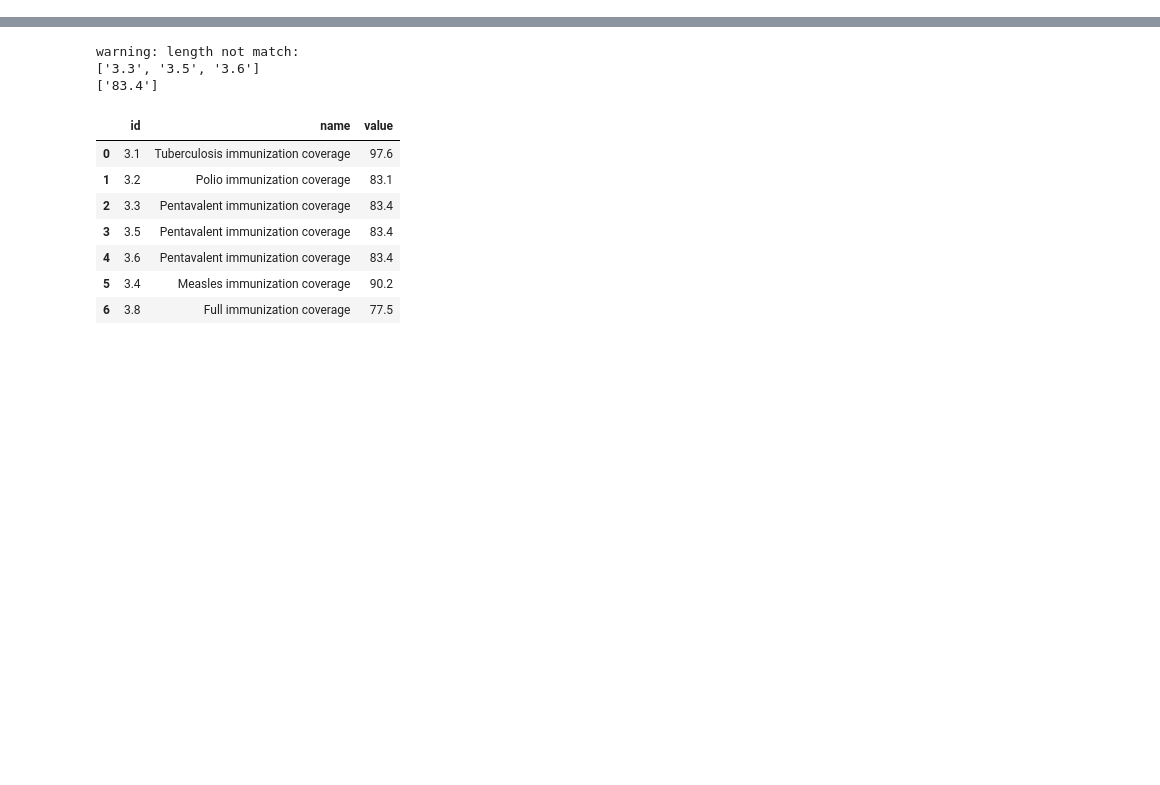
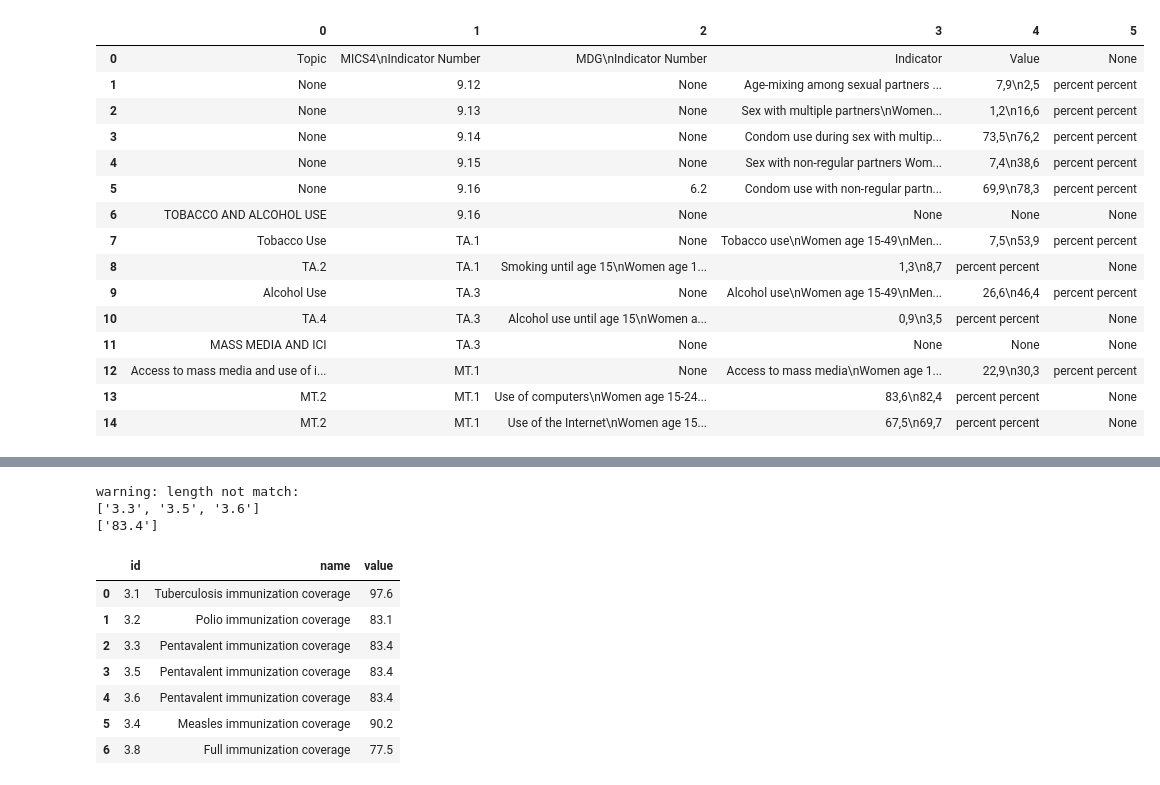
Before and after one commit to semio/ddf--uniche--mics, a Jupyter notebook: etl/notebooks/clean up html.ipynb, the cells around one changed output, grey strips where cells are left out. Saved outputs shown, nothing was run; the diff lists cells and outputs as text; code cells hidden in the pictures; blank space fills up the shorter version.

```diff
--- a/etl/notebooks/clean up html.ipynb
+++ b/etl/notebooks/clean up html.ipynb
@@ -35,0 +345,18 @@ pd.read_html(tables_bs[np.random.randint(0, 168)].prettify(), thousands='')[0]
+# %%
+def fill_column_2010(df):
+    num_re = re.compile('^([0-9\.\,]+)([^\-a-zA-Z]*)$')
+    id_re = re.compile('^[1-9]+|^TA|^ТА|^SW|^MТ|^MT')
+
+    for i, r in df.iterrows():
+        if r[0] and id_re.match(r[0]):
+            df.ix[i] = r.shift(1)
+        if r[1] and num_re.match(r[1]):
+            r[0] = None
+            while not df.iloc[i, -1]:
+                df.ix[i] = r.shift(1)
+
+    # search last valid index
+
+    df[1] = df[1].fillna(method='ffill')
+
+    return df
@@ -35,0 +423,19 @@ pd.read_html(tables_bs[np.random.randint(0, 168)].prettify(), thousands='')[0]
+# %%
+fill_column_2010(to_df(tables_bs[4]))
+# %% [output]
+|  | 0 | 1 | 2 | 3 | 4 | 5 |
+| 0 | Topic | MICS4\nIndicator Number | MDG\nIndicator Number | Indicator | Value | None |
+| 1 | None | 9.12 | None | Age-mixing among sexual partners ... | 7,9\n2,5 | percent percent |
+| 2 | None | 9.13 | None | Sex with multiple partners\nWomen... | 1,2\n16,6 | percent percent |
+| 3 | None | 9.14 | None | Condom use during sex with multip... | 73,5\n76,2 | percent percent |
+| 4 | None | 9.15 | None | Sex with non-regular partners Wom... | 7,4\n38,6 | percent percent |
+| 5 | None | 9.16 | 6.2 | Condom use with non-regular partn... | 69,9\n78,3 | percent percent |
+| 6 | TOBACCO AND ALCOHOL USE | 9.16 | None | None | None | None |
+| 7 | Tobacco Use | ТА.1 | None | Tobacco use\nWomen age 15-49\nMen... | 7,5\n53,9 | percent percent |
+| 8 | ТА.2 | ТА.1 | Smoking until age 15\nWomen age 1... | 1,3\n8,7 | percent percent | None |
+| 9 | Alcohol Use | ТА.3 | None | Alcohol use\nWomen age 15-49\nMen... | 26,6\n46,4 | percent percent |
+| 10 | ТА.4 | ТА.3 | Alcohol use until age 15\nWomen a... | 0,9\n3,5 | percent percent | None |
+| 11 | MASS MEDIA AND ICI | ТА.3 | None | None | None | None |
+| 12 | Access to mass media and use of i... | МТ.1 | None | Access to mass media\nWomen age 1... | 22,9\n30,3 | percent percent |
+| 13 | МТ.2 | МТ.1 | Use of computers\nWomen age 15-24... | 83,6\n82,4 | percent percent | None |
+| 14 | МТ.2 | МТ.1 | Use of the Internet\nWomen age 15... | 67,5\n69,7 | percent percent | None |
```
Also changed, not shown: parts of 90 cells of this notebook, 7 other files.
